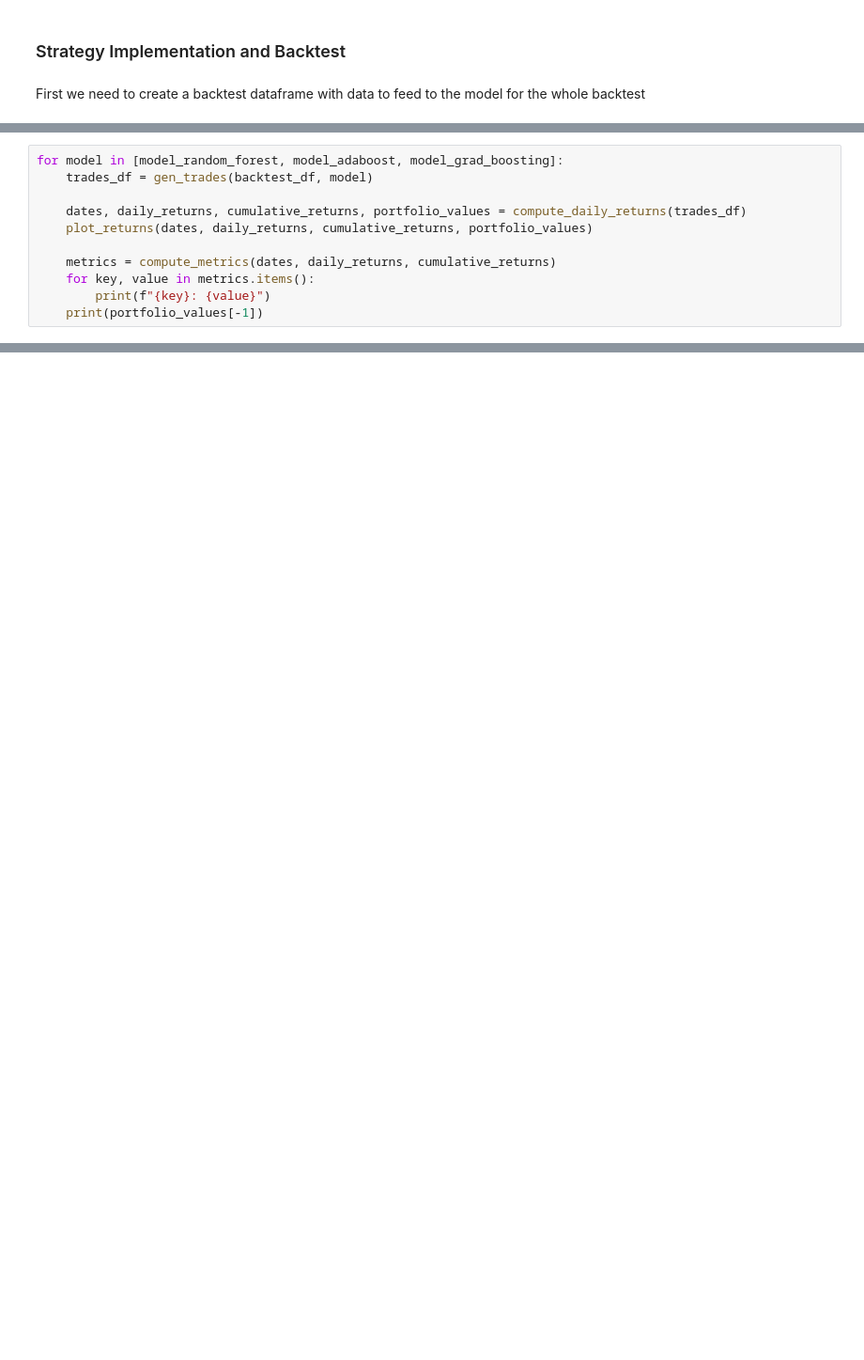
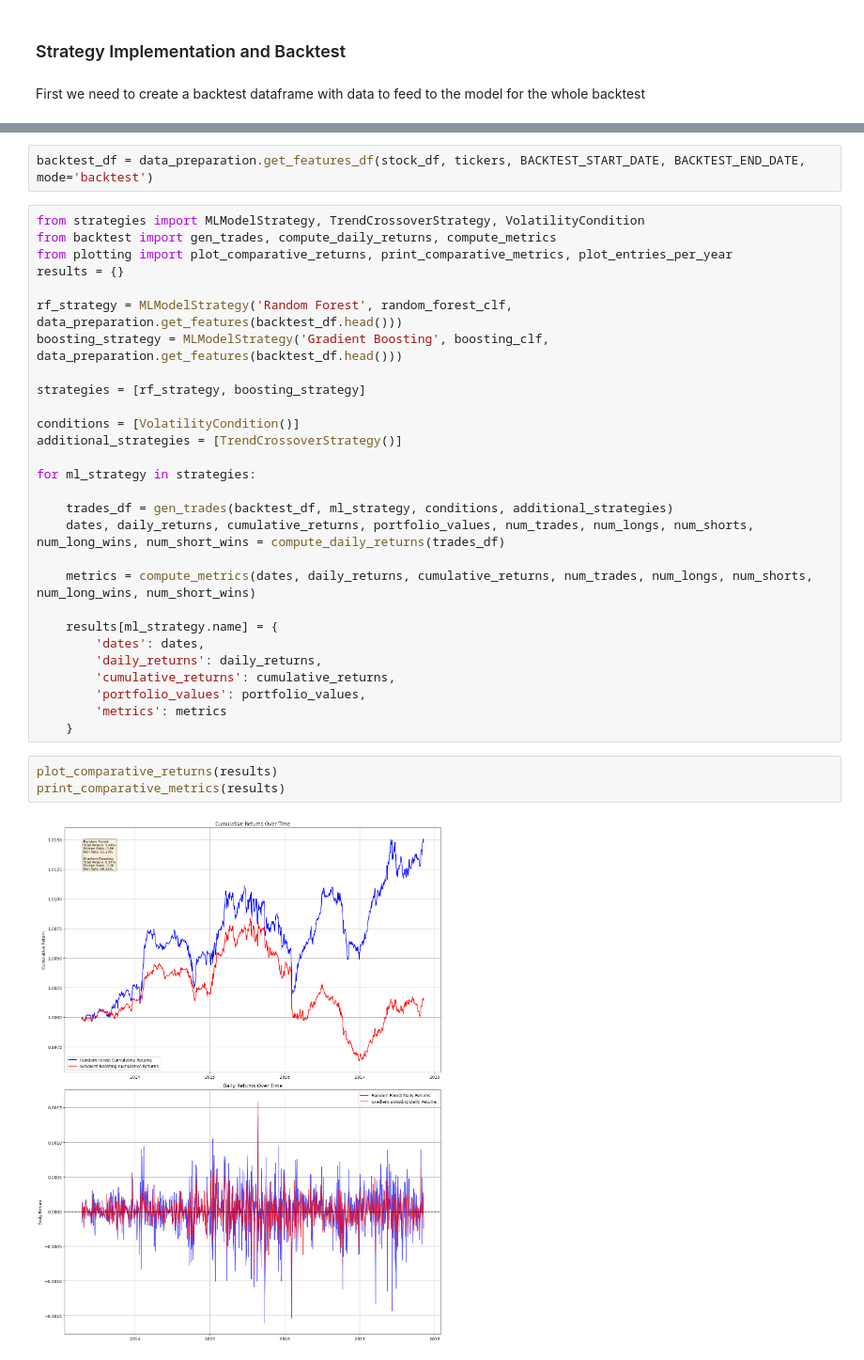
Before and after one commit to Dylan-Harden3/TradingStrategies, a Jupyter notebook: ensembles.ipynb, the cells around one changed output, grey strips where cells are left out. Shown: that part at 94% size. Drawn from its saved outputs; the diff is of its cells as text; blank space fills up the shorter version.

```diff
--- a/ensembles.ipynb
+++ b/ensembles.ipynb
@@ -348,11 +95,0 @@ def plot_returns(dates, daily_returns, cumulative_returns, portfolio_values):
-# %%
-for model in [model_random_forest, model_adaboost, model_grad_boosting]:
-    trades_df = gen_trades(backtest_df, model)
-
-    dates, daily_returns, cumulative_returns, portfolio_values = compute_daily_returns(trades_df)
-    plot_returns(dates, daily_returns, cumulative_returns, portfolio_values)
-
-    metrics = compute_metrics(dates, daily_returns, cumulative_returns)
-    for key, value in metrics.items():
-        print(f"{key}: {value}")
-    print(portfolio_values[-1])
@@ -371,0 +96,35 @@ Win Percentage: 0.5333911535125759
+# %%
+backtest_df = data_preparation.get_features_df(stock_df, tickers, BACKTEST_START_DATE, BACKTEST_END_DATE, mode='backtest')
+# %%
+from strategies import MLModelStrategy, TrendCrossoverStrategy, VolatilityCondition
+from backtest import gen_trades, compute_daily_returns, compute_metrics
+from plotting import plot_comparative_returns, print_comparative_metrics, plot_entries_per_year
+results = {}
+
+rf_strategy = MLModelStrategy('Random Forest', random_forest_clf, data_preparation.get_features(backtest_df.head()))
+boosting_strategy = MLModelStrategy('Gradient Boosting', boosting_clf, data_preparation.get_features(backtest_df.head()))
+
+strategies = [rf_strategy, boosting_strategy]
+
+conditions = [VolatilityCondition()]
+additional_strategies = [TrendCrossoverStrategy()]
+
+for ml_strategy in strategies:
+
+    trades_df = gen_trades(backtest_df, ml_strategy, conditions, additional_strategies)
+    dates, daily_returns, cumulative_returns, portfolio_values, num_trades, num_longs, num_shorts, num_long_wins, num_short_wins = compute_daily_returns(trades_df)
+
+    metrics = compute_metrics(dates, daily_returns, cumulative_returns, num_trades, num_longs, num_shorts, num_long_wins, num_short_wins)
+
+    results[ml_strategy.name] = {
+        'dates': dates,
+        'daily_returns': daily_returns,
+        'cumulative_returns': cumulative_returns,
+        'portfolio_values': portfolio_values,
+        'metrics': metrics
+    }
+# %%
+plot_comparative_returns(results)
+print_comparative_metrics(results)
+# %% [output]
+[figure, added]
```
Also changed, not shown: parts of 37 cells of this notebook, 5 other files.
